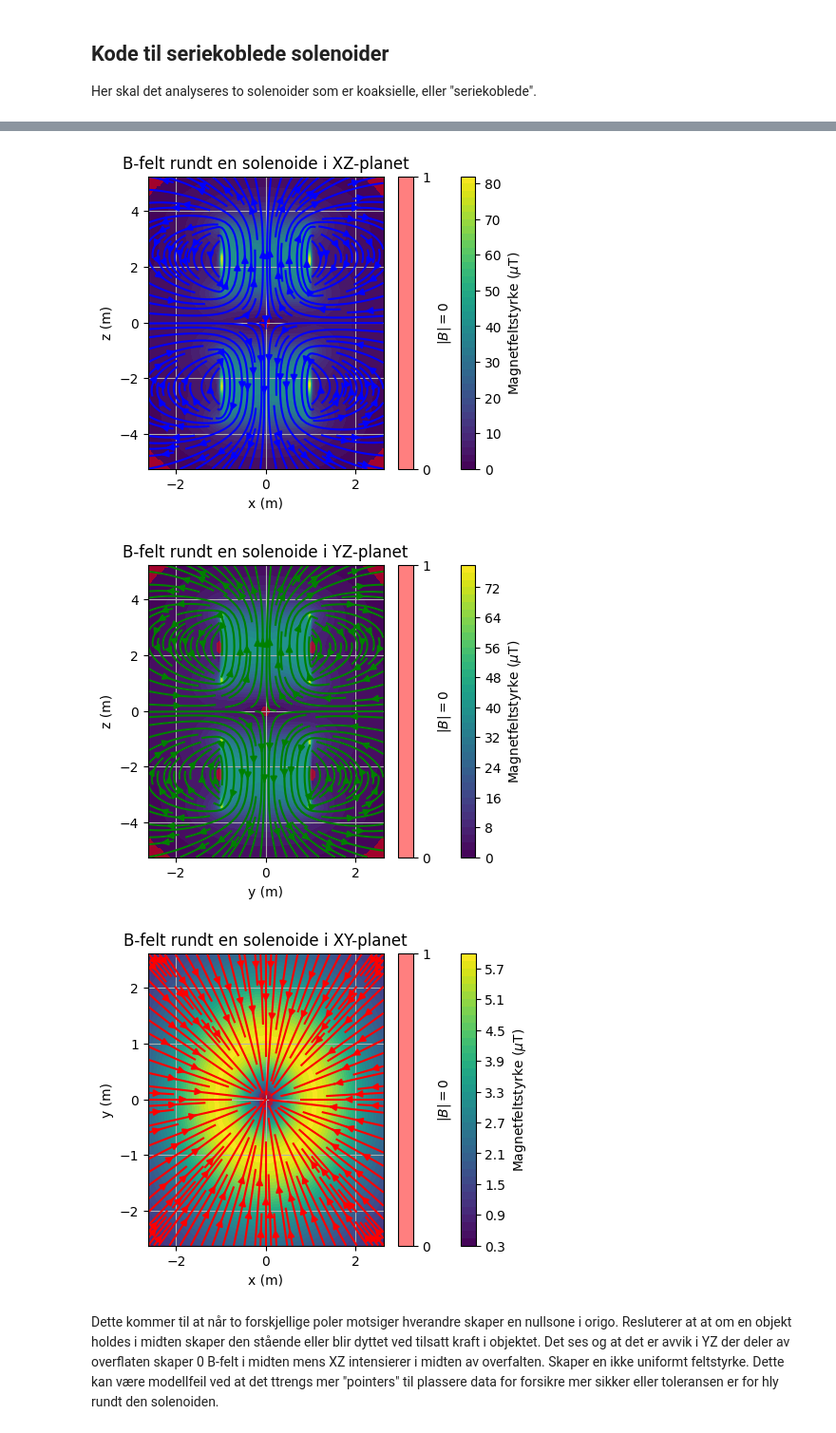
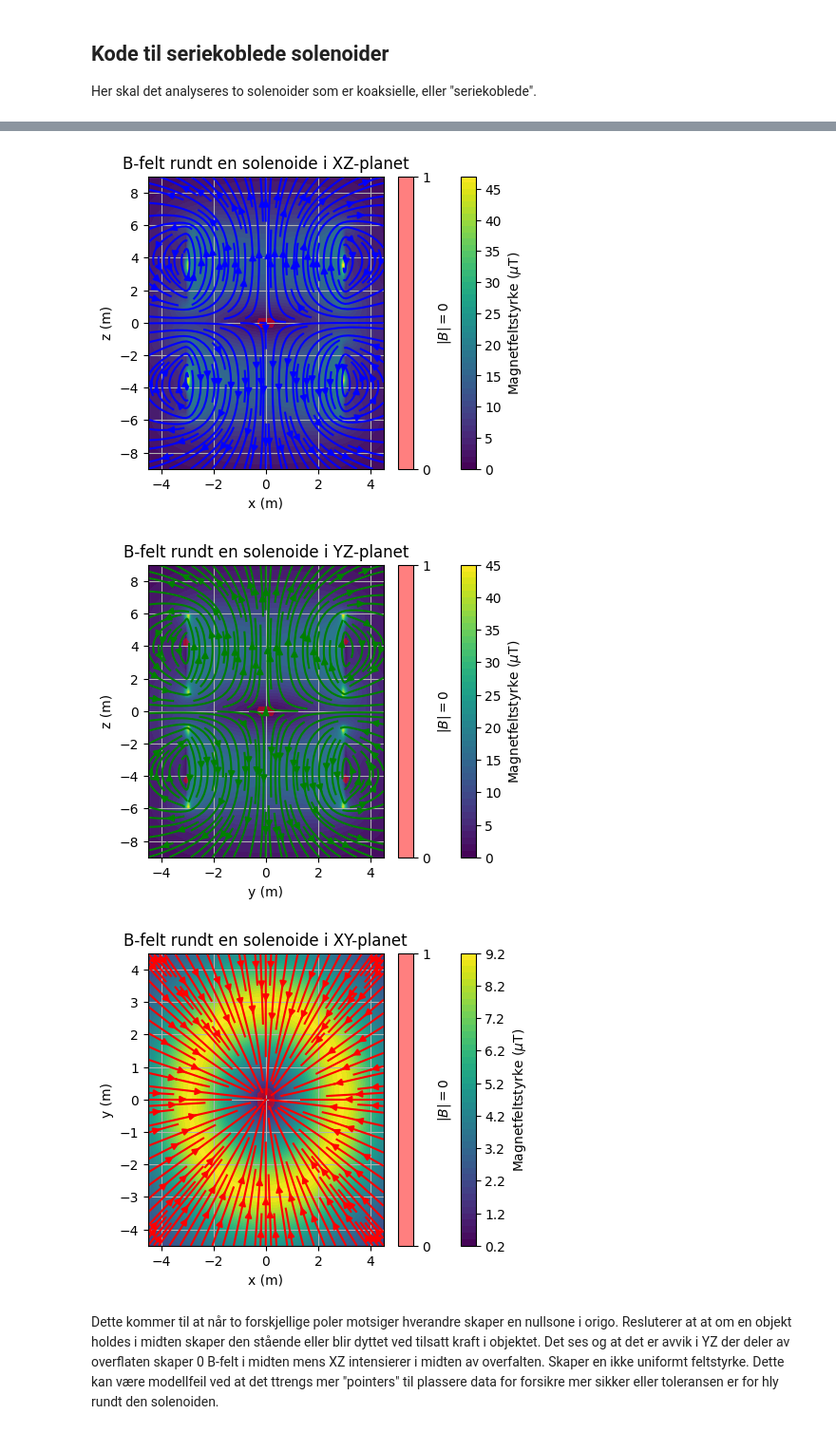
Before and after one commit to Hai-bit/Project_Zero_HaiJohn, a Jupyter notebook: FYS1120_HaiDuc_Computational_Essay.ipynb, the cells around one changed output, grey strips where cells are left out. Shown at 95% size. Cells and saved outputs as stored; diff of their text form; code cells hidden in the pictures.

```diff
--- a/FYS1120_HaiDuc_Computational_Essay.ipynb
+++ b/FYS1120_HaiDuc_Computational_Essay.ipynb
@@ -470,9 +474,9 @@ Her skal det analyseres to solenoider som er koaksielle, eller "seriekoblede".
 # %%
 # Konstanter og parametre
 I = 1.0  # Strøm gjennom solenoiden
-R = 1.0  # Radius av solenoiden
+R = 3.0  # Radius av solenoiden
 N = 100  # Antall viklinger
-L = 2.5  # Lengden på solenoiden
+L = 5.0  # Lengden på solenoiden
 n = 5000  # Antall punkter
 z0 = 1.0  # Avstand fra xy-planet
 
@@ -531,36 +535,36 @@ planer = [
 ]
 
 # Regn ut feltstyrken fra begge solenoider, sett
 # fra xz-, yz- og xy-planet
 for plan, indeks, navn, farge in planer:
     # Regn ut feltstyrken fra hver solenoide
     B1 = beregn_B_felt(plan[0], plan[1], plan[2], k1, I)
     B2 = beregn_B_felt(plan[0], plan[1], plan[2], k2, I)
 
     # Hent fram relevante komponenter og regn ut
     # netto feltstyrke
     B1_ax1, B1_ax2 = B1[indeks[0]], B1[indeks[1]]
     B2_ax1, B2_ax2 = B2[indeks[0]], B2[indeks[1]]
     B_ax1, B_ax2 = B1_ax1 + B2_ax1, B1_ax2 + B2_ax2
     ax1, ax2 = plan[indeks[0]], plan[indeks[1]]
 
     # Regn ut feltstyrken i origo og skriv den ut
     origo = np.zeros(3)
     B_origo = bfieldlist(origo, k1, I) + bfieldlist(origo, k2, I)
 
     print("|B(0, 0, 0)| = %.3f uT" % (np.linalg.norm(B_origo) * 1.0e6))
 
     # Plott feltstyrken ved bruk av metoden `plottingsone`
     plottingsone(B_ax1, B_ax2, ax1, ax2, navn, farge, tol=1.0e-6)
 
 plt.show()
 # %% [output]
 |B(0, 0, 0)| = 0.000 uT
 |B(0, 0, 0)| = 0.000 uT
 |B(0, 0, 0)| = 0.000 uT
-[figure, old version]
+[figure, new version]
-[figure, old version]
+[figure, new version]
-[figure, old version]
+[figure, new version]
 # %% [markdown]
 Dette kommer til at når to forskjellige poler motsiger hverandre skaper en nullsone i origo. Resluterer at at om en objekt holdes i midten skaper den stående eller blir dyttet ved tilsatt kraft i objektet. Det ses og at det er avvik i YZ der deler av overflaten skaper 0 B-felt i midten mens XZ intensierer i midten av overfalten. Skaper en ikke uniformt feltstyrke. Dette kan være modellfeil ved at det ttrengs mer "pointers" til plassere data for forsikre mer sikker eller toleransen er for hly rundt den solenoiden.
 # %% [markdown]
```
Also changed, not shown: parts of 4 cells of this notebook.
